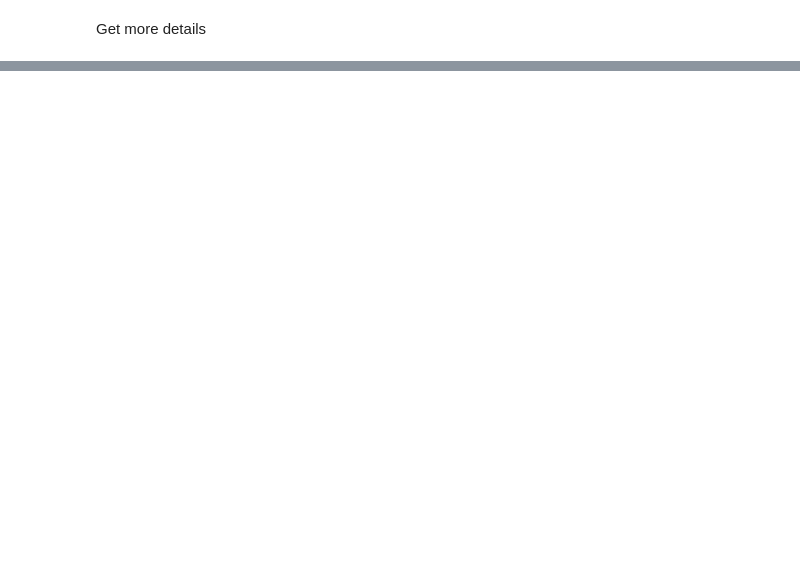
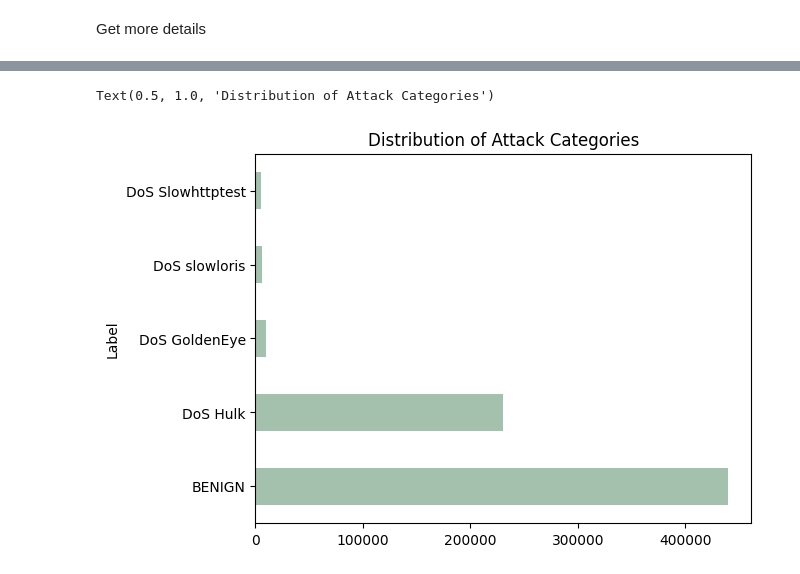
Before and after one commit to pxuanbach/Improved-RF-for-Real-time-IDS-with-Spark, a Jupyter notebook: dataset/main.ipynb, the cells around one changed output, grey strips where cells are left out. Saved outputs shown, nothing was run; the diff lists cells and outputs as text; code cells hidden in the pictures; blank space fills up the shorter version.

```diff
--- a/dataset/main.ipynb
+++ b/dataset/main.ipynb
@@ -96,0 +221,7 @@ df.describe()
+# %%
+train_attacks = df['Label'].value_counts()
+train_attacks.plot(kind='barh', color='#a3c1ad')
+plt.title('Distribution of Attack Categories')
+# %% [output]
+Text(0.5, 1.0, 'Distribution of Attack Categories')
+[figure, added]
```
Also changed, not shown: parts of 38 cells of this notebook, 3 other files.
